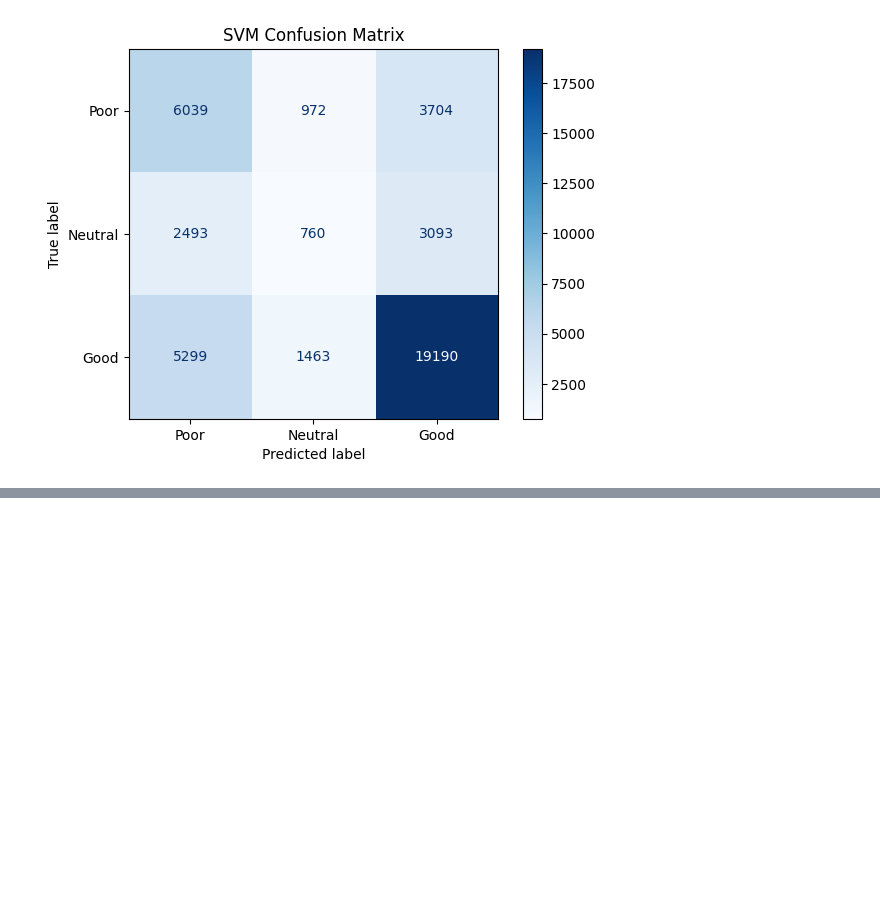
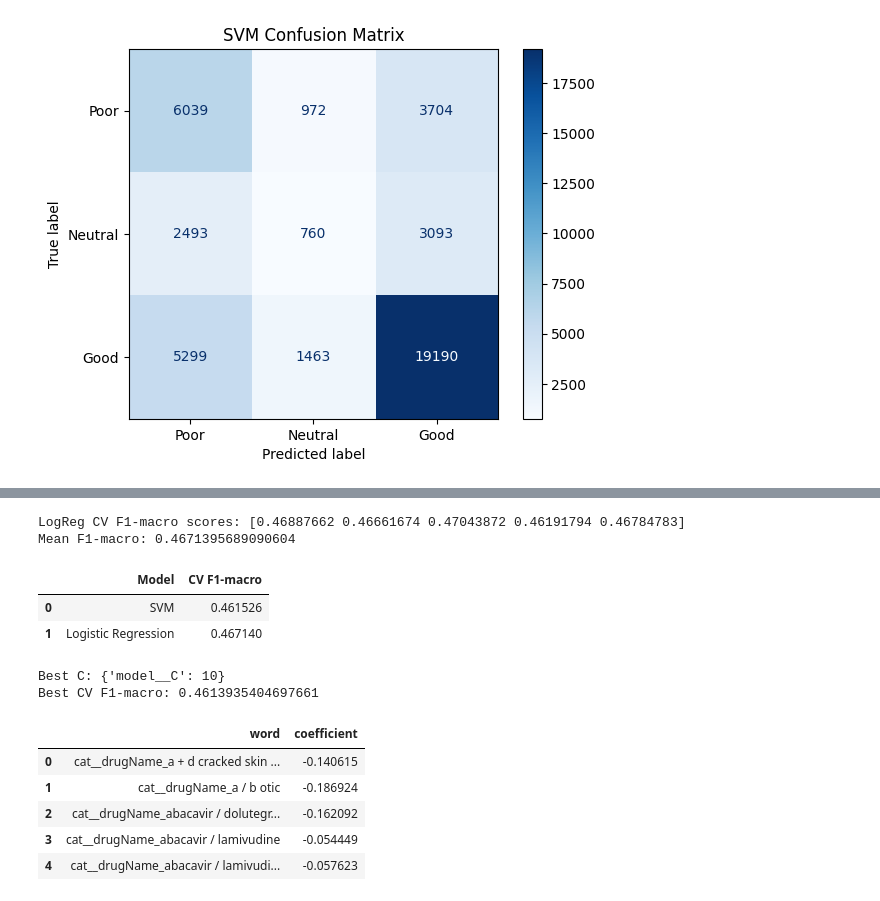
Before and after one commit to aparajitaks/Drug_Response_ML, a Jupyter notebook: 03_Model_Building.ipynb, the cells around one changed output, grey strips where cells are left out. Saved outputs shown, nothing was run; the diff lists cells and outputs as text; code cells hidden in the pictures; blank space fills up the shorter version.

```diff
--- a/03_Model_Building.ipynb
+++ b/03_Model_Building.ipynb
@@ -123,0 +171,73 @@ plt.show()
+# %%
+logreg_cv_scores = cross_val_score(
+    logreg_model,
+    X,
+    y,
+    cv=cv,
+    scoring="f1_macro"
+)
+
+print("LogReg CV F1-macro scores:", logreg_cv_scores)
+print("Mean F1-macro:", logreg_cv_scores.mean())
+# %% [output]
+LogReg CV F1-macro scores: [0.46887662 0.46661674 0.47043872 0.46191794 0.46784783]
+Mean F1-macro: 0.4671395689090604
+# %%
+import pandas as pd
+
+results = pd.DataFrame({
+    "Model": ["SVM", "Logistic Regression"],
+    "CV F1-macro": [svm_cv_scores.mean(), logreg_cv_scores.mean()]
+})
+
+results
+# %% [output]
+|  | Model | CV F1-macro |
+| 0 | SVM | 0.461526 |
+| 1 | Logistic Regression | 0.467140 |
+# %%
+from sklearn.model_selection import GridSearchCV
+
+param_grid = {
+    "model__C": [0.1, 1, 10]
+}
+
+grid = GridSearchCV(
+    svm_model,
+    param_grid,
+    scoring="f1_macro",
+    cv=cv,
+    n_jobs=-1
+)
+
+grid.fit(X_train, y_train)
+
+print("Best C:", grid.best_params_)
+print("Best CV F1-macro:", grid.best_score_)
+# %% [output]
+Best C: {'model__C': 10}
+Best CV F1-macro: 0.4613935404697661
+# %%
+import numpy as np
+import pandas as pd
+
+model = logreg_model.named_steps["model"]
+
+# Get feature names directly from TF-IDF
+feature_names = logreg_model.named_steps["preprocess"].get_feature_names_out()
+
+coefficients = model.coef_[0]
+
+coef_df = pd.DataFrame({
+    "word": feature_names,
+    "coefficient": coefficients
+})
+
+coef_df.head()
+# %% [output]
+|  | word | coefficient |
+| 0 | cat__drugName_a + d cracked skin ... | -0.140615 |
+| 1 | cat__drugName_a / b otic | -0.186924 |
+| 2 | cat__drugName_abacavir / dolutegr... | -0.162092 |
+| 3 | cat__drugName_abacavir / lamivudine | -0.054449 |
+| 4 | cat__drugName_abacavir / lamivudi... | -0.057623 |
```
Also changed, not shown: parts of 10 cells of this notebook.
